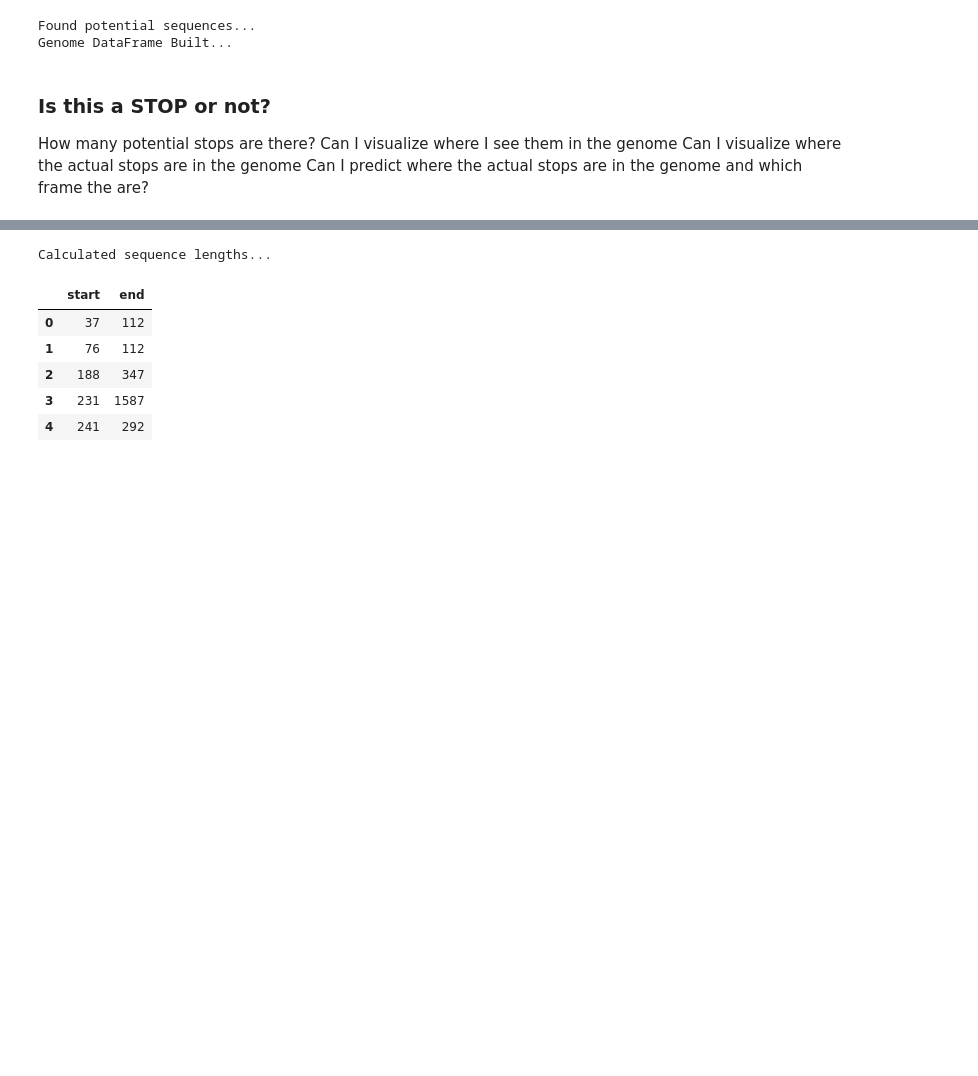
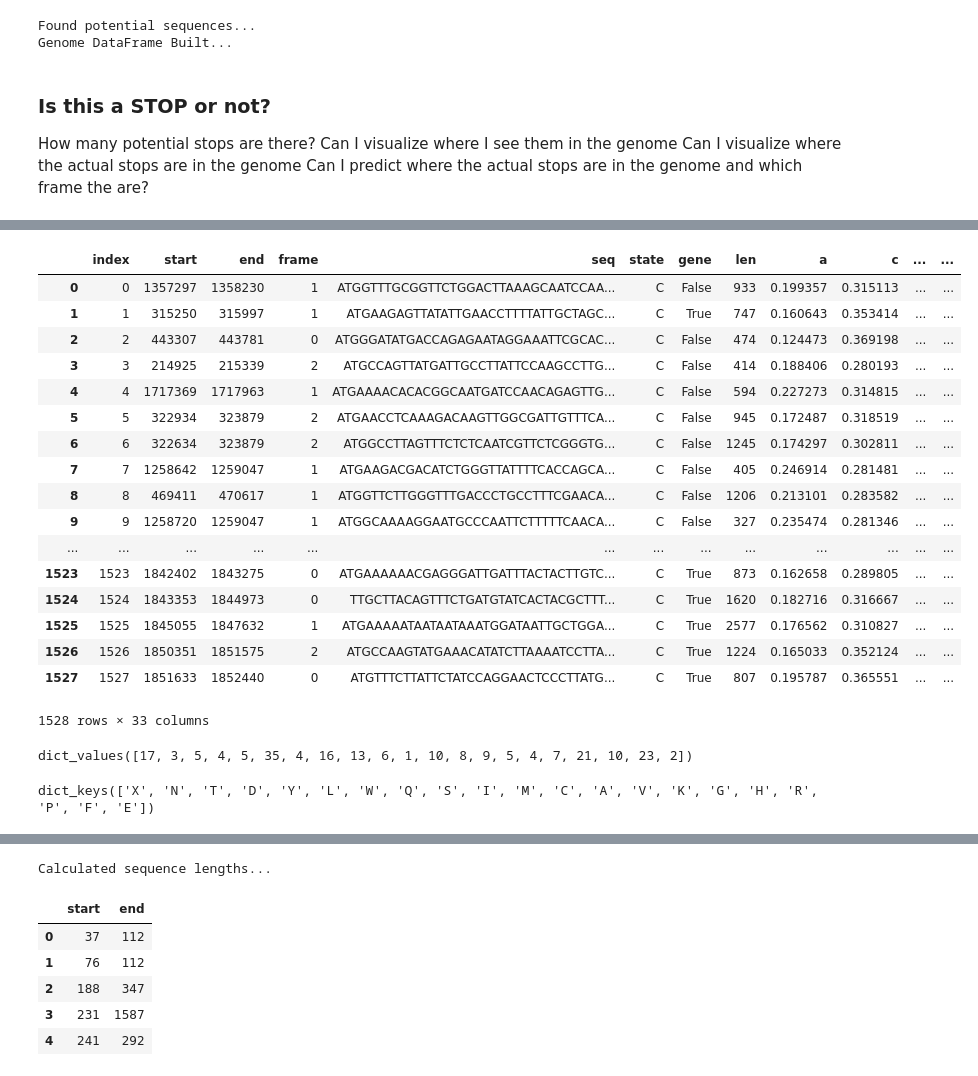
Before and after one commit to ingrid88/Bioinformatics-Kojak, a Jupyter notebook: StaphGenetics_ORFs-Copy1.ipynb, the cells around one changed output, grey strips where cells are left out. Cells and saved outputs as stored; diff of their text form; code cells hidden in the pictures; blank space fills up the shorter version.

Commit message:
Merged_aa_nucletide frequencies added

```diff
--- a/StaphGenetics_ORFs-Copy1.ipynb
+++ b/StaphGenetics_ORFs-Copy1.ipynb
@@ -53,6 +53,9 @@ def nucleotide_frequency(seq):
     counts = {'A':0,'C':0,'G':0,'T':0}
     for c in seq:
         counts[c] +=1
+    total = sum(list(counts.values()))
+    for key, value in counts.items():
+        counts[key] = value / total
     return counts
 # %%
 import re
@@ -131,14 +134,14 @@ def reverse_complement(genome):
     rc = ''.join([switch[letter] for letter in genome])[::-1]
     return rc
 # %%
-codon_map = {"I":["ATT", "ATC", "ATA"],"L":["CTT", "CTC", "CTA", "CTG", "TTA"," TTG"],
+codon_map = {"I":["ATT", "ATC", "ATA"],"L":["CTT", "CTC", "CTA", "CTG", "TTA","TTG"],
           "V":["GTT", "GTC", "GTA", "GTG"],"F":["TTT", "TTC"],"M":["ATG"],"C":["TGT", "TGC"],
           "A":["GCT", "GCC", "GCA", "GCG"],"G":["GGT", "GGC", "GGA", "GGG"],
           "P":["CCT", "CCC", "CCA", "CCG"],
           "T":["ACT", "ACC", "ACA", "ACG"],"S":["TCT", "TCC", "TCA", "TCG", "AGT", "AGC"],
           "Y":["TAT", "TAC"],"W":["TGG"],"Q":["CAA", "CAG"],"N":["AAT", "AAC"],"H":["CAT", "CAC"],
              "E":["GAA", "GAG"],"D":["GAT", "GAC"],"K":["AAA", "AAG"],
-             "R":["CGT", "CGC", "CGA", "CGG","AGA", "AGG"],"Stop":["TAA", "TAG", "TGA"]}
+             "R":["CGT", "CGC", "CGA", "CGG","AGA", "AGG"],"X":["TAA", "TAG", "TGA"]}
 
 def invert(d):
     return dict( (v,k) for k in d for v in d[k] )
@@ -150,7 +153,8 @@ def codonToAA(strand):
     return aa_seq
 # %%
 ## amino acid to nucleotide chart http://www.cbs.dtu.dk/courses/27619/codon.html
-aa = ["I","L","V","F","M","C","A","G","P","T","S","Y","W","Q","N","H","E","D","K","R","STOP"]
+## X === stop
+aa = ["I","L","V","F","M","C","A","G","P","T","S","Y","W","Q","N","H","E","D","K","R","X"]
 aa_name = ["Isoleucine","Leucine","Valine","Phenylalanine","Methionine","Cysteine","Alanine",
            "Glycine","Proline","Threonine","Serine","Tyrosine","Tryptophan",
            "Glutamine","Asparagine","Histidine","Glutamic_acid", "Aspartic_acid",
@@ -596,0 +560,32 @@ rzz = df[df.start == 45122]
+# %%
+import warnings
+warnings.filterwarnings('ignore')
+
+##Downsample from potential regions
+potential_forward_stops = pd.DataFrame(F_pairs,columns=['start', 'end', 'frame'])
+potential_subset = potential_forward_stops.sample(n=809)
+potential_subset["seq"] = potential_subset.apply(lambda x: data[x[0]:x[1]],axis=1)
+potential_subset["state"] = ['C']*len(potential_subset)
+potential_subset
+
+##Sample from Actual Sequences and label as true
+actual_forward_stops = regions[regions.state == 'C']
+actual_forward_stops["frame"] = actual_forward_stops.start.apply(lambda start: int(start) % 3)
+actual_forward_stops["gene"] = True
+actual_forward_stops.head()
+
+##Merge actual and potential to create dataframe of both true and false sequences
+merged_frames = pd.merge(potential_subset,actual_forward_stops, on=["start",'end','frame','state','seq'],how='outer')
+merged_frames.gene.fillna(False, inplace=True)
+merged_frames.gene.value_counts()
+
+## regression - gene candidate and take nearest candiate neighbors or gene neighbors
+## common sub-sequences in front of genes,
+## matrix of character combinations....
+### Feature 1: nucleotide frequences
+## Nucleotide Frequencies for each Potential Gene
+res = [[l[1] for l in list(nucleotide_frequency(seg).items())] for seg in list(merged_frames.seq)]
+frequency_df = pd.DataFrame(res)
+frequency_df.columns=["a","c","g","t"]
+print("Calculate Nucleotide Frequencies...")
+print(frequency_df.head())
@@ -596,0 +680,21 @@ rzz = df[df.start == 45122]
+# %%
+merged_frames
+# %% [output]
+|  | index | start | end | frame | seq | state | gene | len | a | c | ... | ... |
+| 0 | 0 | 1357297 | 1358230 | 1 | ATGGTTTGCGGTTCTGGACTTAAAGCAATCCAA... | C | False | 933 | 0.199357 | 0.315113 | ... | ... |
+| 1 | 1 | 315250 | 315997 | 1 | ATGAAGAGTTATATTGAACCTTTTATTGCTAGC... | C | True | 747 | 0.160643 | 0.353414 | ... | ... |
+| 2 | 2 | 443307 | 443781 | 0 | ATGGGATATGACCAGAGAATAGGAAATTCGCAC... | C | False | 474 | 0.124473 | 0.369198 | ... | ... |
+| 3 | 3 | 214925 | 215339 | 2 | ATGCCAGTTATGATTGCCTTATTCCAAGCCTTG... | C | False | 414 | 0.188406 | 0.280193 | ... | ... |
+| 4 | 4 | 1717369 | 1717963 | 1 | ATGAAAACACACGGCAATGATCCAACAGAGTTG... | C | False | 594 | 0.227273 | 0.314815 | ... | ... |
+| 5 | 5 | 322934 | 323879 | 2 | ATGAACCTCAAAGACAAGTTGGCGATTGTTTCA... | C | False | 945 | 0.172487 | 0.318519 | ... | ... |
+| 6 | 6 | 322634 | 323879 | 2 | ATGGCCTTAGTTTCTCTCAATCGTTCTCGGGTG... | C | False | 1245 | 0.174297 | 0.302811 | ... | ... |
+| 7 | 7 | 1258642 | 1259047 | 1 | ATGAAGACGACATCTGGGTTATTTTCACCAGCA... | C | False | 405 | 0.246914 | 0.281481 | ... | ... |
+| 8 | 8 | 469411 | 470617 | 1 | ATGGTTCTTGGGTTTGACCCTGCCTTTCGAACA... | C | False | 1206 | 0.213101 | 0.283582 | ... | ... |
+| 9 | 9 | 1258720 | 1259047 | 1 | ATGGCAAAAGGAATGCCCAATTCTTTTTCAACA... | C | False | 327 | 0.235474 | 0.281346 | ... | ... |
+| ... | ... | ... | ... | ... | ... | ... | ... | ... | ... | ... | ... | ... |
+| 1523 | 1523 | 1842402 | 1843275 | 0 | ATGAAAAAACGAGGGATTGATTTACTACTTGTC... | C | True | 873 | 0.162658 | 0.289805 | ... | ... |
+| 1524 | 1524 | 1843353 | 1844973 | 0 | TTGCTTACAGTTTCTGATGTATCACTACGCTTT... | C | True | 1620 | 0.182716 | 0.316667 | ... | ... |
+| 1525 | 1525 | 1845055 | 1847632 | 1 | ATGAAAAATAATAATAAATGGATAATTGCTGGA... | C | True | 2577 | 0.176562 | 0.310827 | ... | ... |
+| 1526 | 1526 | 1850351 | 1851575 | 2 | ATGCCAAGTATGAAACATATCTTAAAATCCTTA... | C | True | 1224 | 0.165033 | 0.352124 | ... | ... |
+| 1527 | 1527 | 1851633 | 1852440 | 0 | ATGTTTCTTATTCTATCCAGGAACTCCCTTATG... | C | True | 807 | 0.195787 | 0.365551 | ... | ... |
+1528 rows × 33 columns
@@ -596,0 +741,8 @@ rzz = df[df.start == 45122]
+# %%
+aa_frequency(codonToAA(tri_split(seq))).values()
+# %% [output]
+dict_values([17, 3, 5, 4, 5, 35, 4, 16, 13, 6, 1, 10, 8, 9, 5, 4, 7, 21, 10, 23, 2])
+# %%
+aa_frequency(codonToAA(tri_split(seq))).keys()
+# %% [output]
+dict_keys(['X', 'N', 'T', 'D', 'Y', 'L', 'W', 'Q', 'S', 'I', 'M', 'C', 'A', 'V', 'K', 'G', 'H', 'R', 'P', 'F', 'E'])
```
Also changed, not shown: parts of 35 cells of this notebook.
